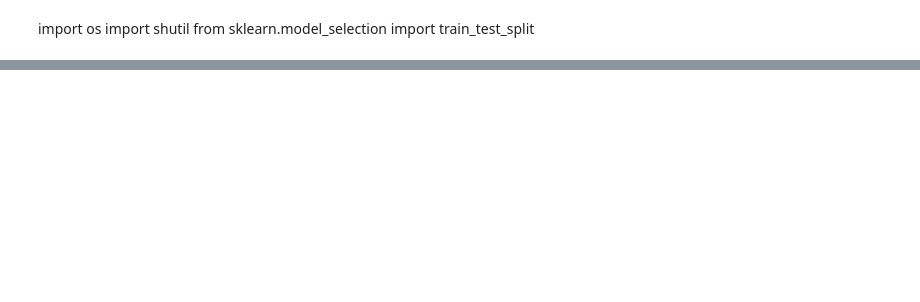
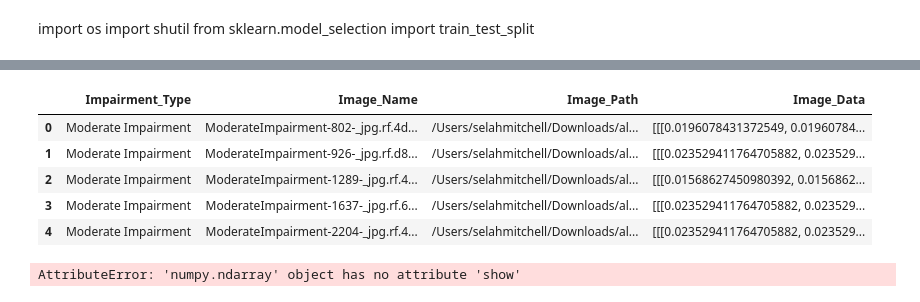
Before and after one commit to randaama/DS4002_Group2_Project3, a Jupyter notebook: SCRIPTS/loadimage.ipynb, the cells around one changed output, grey strips where cells are left out. Drawn from its saved outputs; the diff is of its cells as text; code cells hidden in the pictures; blank space fills up the shorter version.

```diff
--- a/SCRIPTS/loadimage.ipynb
+++ b/SCRIPTS/loadimage.ipynb
@@ -10,0 +79,42 @@ from PIL import Image
+# %%
+
+def create_image_dataframe(base_dir):
+    # List to hold the rows of the dataframe
+    data = []
+
+    # Loop over the 'train' and 'test' directories
+    for split in ['train', 'test']:
+        split_dir = os.path.join(base_dir, split)
+
+        # Check if the split directory exists
+        if not os.path.isdir(split_dir):
+            print(f"Directory not found: {split_dir}")
+            continue
+
+        # Iterate over each impairment type directory within train/test
+        for impairment_type in ['Moderate Impairment', 'Very Mild Impairment', 'Mild Impairment','No Impairment']:
+            impairment_dir = os.path.join(split_dir, impairment_type)
+
+            for img_name in os.listdir(impairment_dir):
+                if img_name.lower().endswith('.jpg'):
+                    # Full image path
+                    img_path = os.path.join(impairment_dir, img_name)
+                    img = cv2.imread(img_path)
+                    img = cv2.resize(img,(128,128))
+                    b, g, r = cv2.split(img)
+                    img = cv2.merge([r,g,b])
+                    # Append a new row with the image object
+                    data.append([impairment_type, img_name, img_path, img])
+
+# Convert the list of data into a pandas DataFrame
+    df = pd.DataFrame(data, columns=['Impairment_Type', 'Image_Name', 'Image_Path', 'Image_Data'])
+    return df
+
+# Define your base directory where 'train' and 'test' folders are located
+base_dir = '/Users/selahmitchell/Downloads/alzheimer detection'
+
+# Generate the dataframe
+df = create_image_dataframe(base_dir)
+
+# Display the first few rows
+print(df.head())
@@ -10,0 +249,14 @@ from PIL import Image
+# %%
+df.head()
+# %% [output]
+|  | Impairment_Type | Image_Name | Image_Path | Image_Data |
+| 0 | Moderate Impairment | ModerateImpairment-802-_jpg.rf.4d... | /Users/selahmitchell/Downloads/al... | [[[0.0196078431372549, 0.01960784... |
+| 1 | Moderate Impairment | ModerateImpairment-926-_jpg.rf.d8... | /Users/selahmitchell/Downloads/al... | [[[0.023529411764705882, 0.023529... |
+| 2 | Moderate Impairment | ModerateImpairment-1289-_jpg.rf.4... | /Users/selahmitchell/Downloads/al... | [[[0.01568627450980392, 0.0156862... |
+| 3 | Moderate Impairment | ModerateImpairment-1637-_jpg.rf.6... | /Users/selahmitchell/Downloads/al... | [[[0.023529411764705882, 0.023529... |
+| 4 | Moderate Impairment | ModerateImpairment-2204-_jpg.rf.4... | /Users/selahmitchell/Downloads/al... | [[[0.023529411764705882, 0.023529... |
+# %%
+img = df['Image_Data'][0]  # Access image data (PIL Image)
+img.show()
+# %% [output]
+AttributeError: 'numpy.ndarray' object has no attribute 'show'
```
Also changed, not shown: parts of 22 cells of this notebook.
